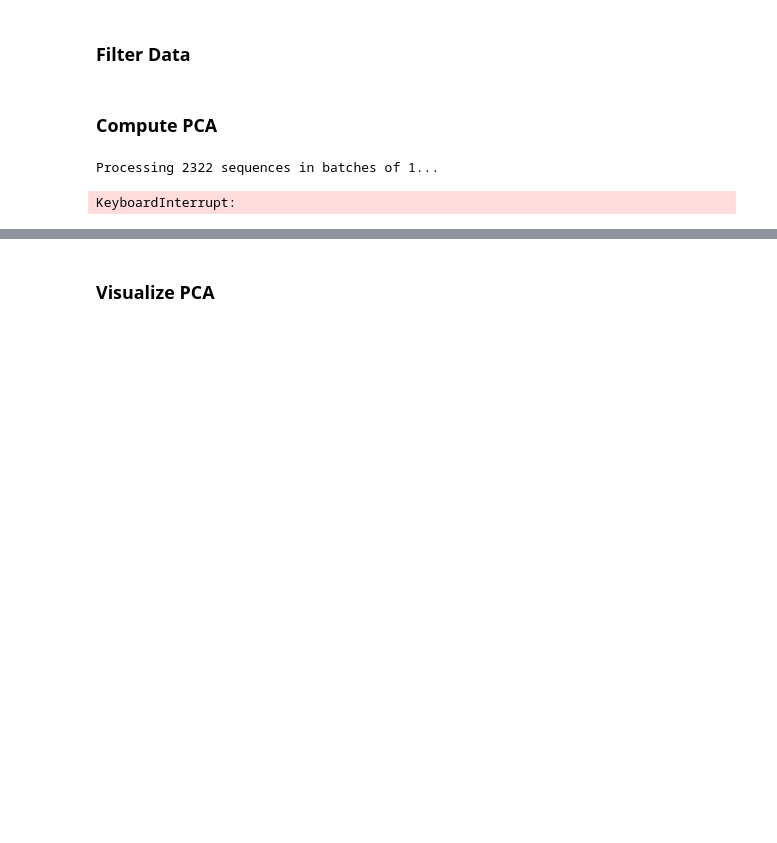
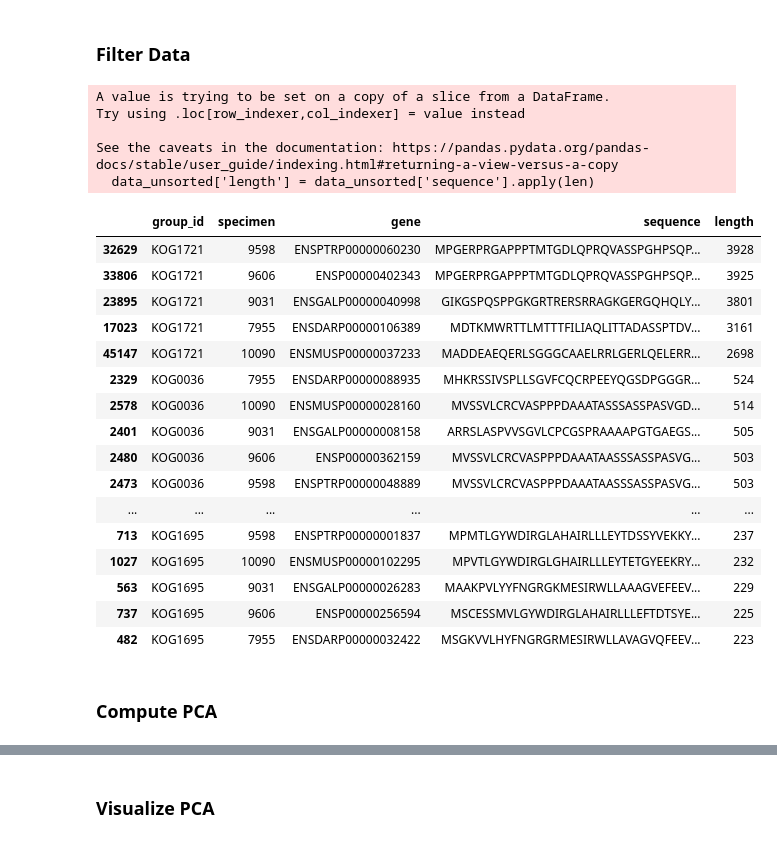
Before and after one commit to dgloukhman/unsupervised-learning-in-biology, a Jupyter notebook: experiments/Experiment_2.ipynb, the cells around one changed output, grey strips where cells are left out. Saved outputs shown, nothing was run; the diff lists cells and outputs as text; code cells hidden in the pictures; blank space fills up the shorter version.

```diff
--- a/experiments/Experiment_2.ipynb
+++ b/experiments/Experiment_2.ipynb
@@ -307,10 +326,18 @@ Vergleich: Diese Struktur fehlt in untrainierten Modellen oder simplen Unigram-M
 # %% [markdown]
 ### Filter Data
 # %%
-target_ortholog_group = ["KOG0069", "KOG0100", "KOG3889", "KOG2064"]
-target_species = ["9031", "9606", "9598", "10090"]
+target_ortholog_group = ["KOG1695", "KOG0036", "KOG1721", "KOG3187"]
+target_species = ["9031", "9606", "9598", "10090", "7955"]
 
 group_mask = data_df['group_id'].isin(target_ortholog_group)
 species_mask = data_df['specimen'].isin(target_species)
 
-filtered_4by4_data = data_df[group_mask & species_mask]
+data_unsorted = data_df[group_mask & species_mask]
+
+data_unsorted['length'] = data_unsorted['sequence'].apply(len)
+# %% [output]
+A value is trying to be set on a copy of a slice from a DataFrame.
+Try using .loc[row_indexer,col_indexer] = value instead
+
+See the caveats in the documentation: https://pandas.pydata.org/pandas-docs/stable/user_guide/indexing.html#returning-a-view-versus-a-copy
+  data_unsorted['length'] = data_unsorted['sequence'].apply(len)
@@ -317,18 +346,24 @@ filtered_4by4_data = data_df[group_mask & species_mask]
+# %%
+# Somehow we need to only take one but i dont get why there are duplicates here we should get 16 points
+filtered_4by4_data = df_sorted.drop_duplicates(subset=['group_id', 'specimen'], keep='first')
+filtered_4by4_data
+# %% [output]
+|  | group_id | specimen | gene | sequence | length |
+| 32629 | KOG1721 | 9598 | ENSPTRP00000060230 | MPGERPRGAPPPTMTGDLQPRQVASSPGHPSQP... | 3928 |
+| 33806 | KOG1721 | 9606 | ENSP00000402343 | MPGERPRGAPPPTMTGDLQPRQVASSPGHPSQP... | 3925 |
+| 23895 | KOG1721 | 9031 | ENSGALP00000040998 | GIKGSPQSPPGKGRTRERSRRAGKGERGQHQLY... | 3801 |
+| 17023 | KOG1721 | 7955 | ENSDARP00000106389 | MDTKMWRTTLMTTTFILIAQLITTADASSPTDV... | 3161 |
+| 45147 | KOG1721 | 10090 | ENSMUSP00000037233 | MADDEAEQERLSGGGCAAELRRLGERLQELERR... | 2698 |
+| 2329 | KOG0036 | 7955 | ENSDARP00000088935 | MHKRSSIVSPLLSGVFCQCRPEEYQGSDPGGGR... | 524 |
+| 2578 | KOG0036 | 10090 | ENSMUSP00000028160 | MVSSVLCRCVASPPPDAAATASSSASSPASVGD... | 514 |
+| 2401 | KOG0036 | 9031 | ENSGALP00000008158 | ARRSLASPVVSGVLCPCGSPRAAAAPGTGAEGS... | 505 |
+| 2480 | KOG0036 | 9606 | ENSP00000362159 | MVSSVLCRCVASPPPDAAATAASSSASSPASVG... | 503 |
+| 2473 | KOG0036 | 9598 | ENSPTRP00000048889 | MVSSVLCRCVASPPPDAAATAASSSASSPASVG... | 503 |
+| ... | ... | ... | ... | ... | ... |
+| 713 | KOG1695 | 9598 | ENSPTRP00000001837 | MPMTLGYWDIRGLAHAIRLLLEYTDSSYVEKKY... | 237 |
+| 1027 | KOG1695 | 10090 | ENSMUSP00000102295 | MPVTLGYWDIRGLGHAIRLLLEYTETGYEEKRY... | 232 |
+| 563 | KOG1695 | 9031 | ENSGALP00000026283 | MAAKPVLYYFNGRGKMESIRWLLAAAGVEFEEV... | 229 |
+| 737 | KOG1695 | 9606 | ENSP00000256594 | MSCESSMVLGYWDIRGLAHAIRLLLEFTDTSYE... | 225 |
+| 482 | KOG1695 | 7955 | ENSDARP00000032422 | MSGKVVLHYFNGRGRMESIRWLLAVAGVQFEEV... | 223 |
 # %% [markdown]
 ### Compute PCA
-# %%
-
-# Compute Embeddings for the filtered subset
-token_reps, batch_strs = helper.get_hidden_representations(
-    model, alphabet,
-    filtered_4by4_data['group_id'].tolist(),
-    filtered_4by4_data['sequence'].tolist()
-)
-embeddings_4by4_subset = helper.get_protein_embedding(token_reps, batch_strs)
-
-#Run PCA
-pca = PCA(n_components=2, random_state=42)
-X_pca = pca.fit_transform(embeddings_4by4_subset)
-# %% [output]
-Processing 2322 sequences in batches of 1...
-KeyboardInterrupt:
```
Also changed, not shown: parts of 14 cells of this notebook, 5 other files.
